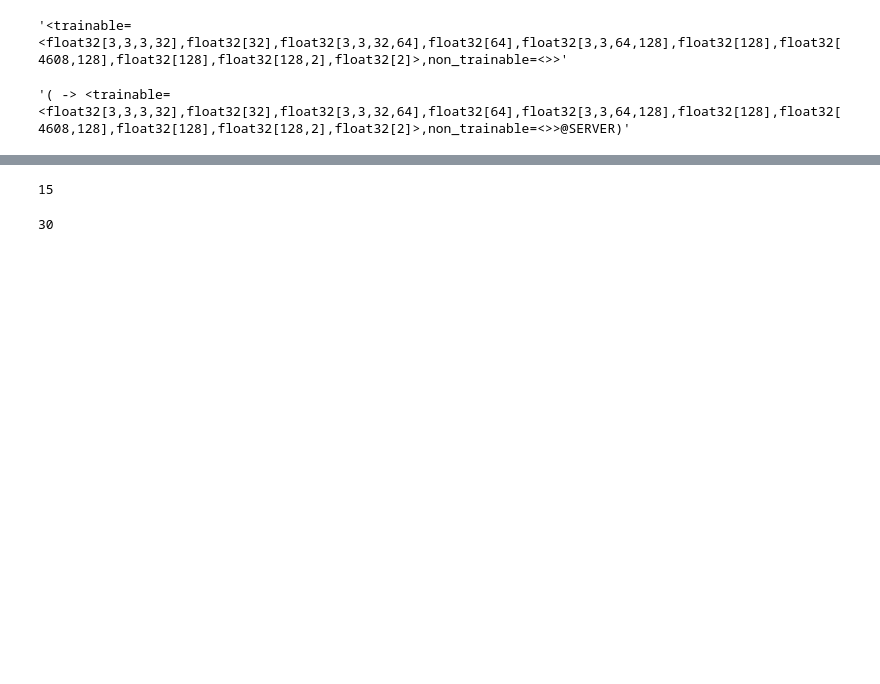
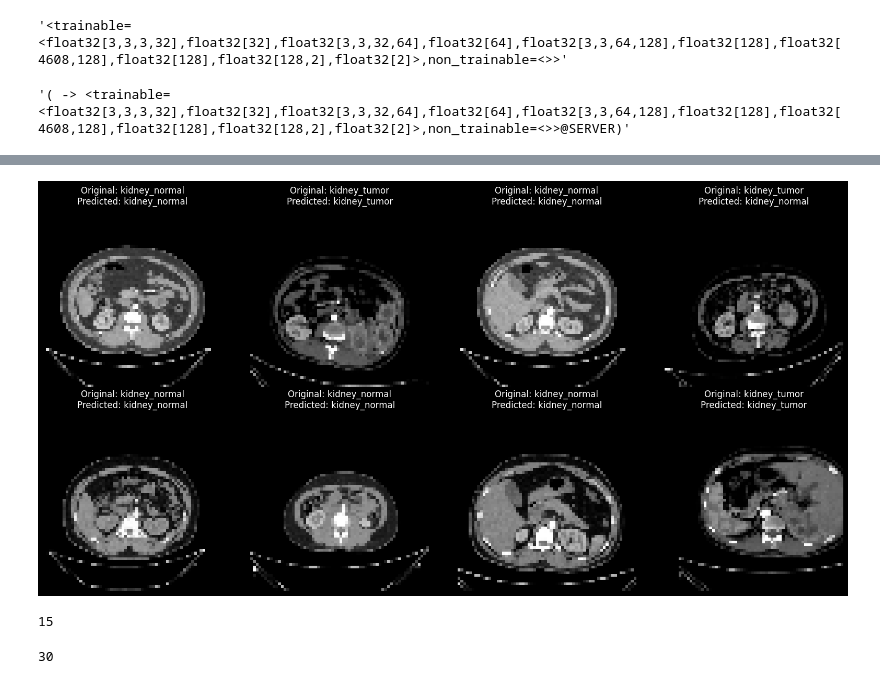
Before and after one commit to mkamepal/tf_fd_cancer_fakeclients_detection, a Jupyter notebook: src/notebooks/fakeclients_segregation.ipynb, the cells around one changed output, grey strips where cells are left out. Drawn from its saved outputs; the diff is of its cells as text; code cells hidden in the pictures; blank space fills up the shorter version.

```diff
--- a/src/notebooks/fakeclients_segregation.ipynb
+++ b/src/notebooks/fakeclients_segregation.ipynb
@@ -960,3 +995,64 @@ plt.show()
+# %%
+import math
+
+# Build reverse label mapping
+class_names = sorted(os.listdir(attack_consts.DATA_DIR))
+idx_to_class = {idx: name for idx, name in enumerate(class_names)}
+
+# Final trained global model
+final_model = create_keras_model()
+final_model.set_weights(list(server_weights.trainable))
+
+final_model.compile(
+    optimizer='adam',
+    loss='sparse_categorical_crossentropy',
+    metrics=['accuracy']
+)
+
+# Take a few samples from head client test dataset
+head_test_ds = client_test_datasets['client_0']
+
+num_images = 8   # change as needed
+
+sample_images = []
+sample_true_labels = []
+
+for batch_x, batch_y in head_test_ds:
+    for i in range(len(batch_x)):
+        sample_images.append(batch_x[i].numpy())
+        sample_true_labels.append(int(batch_y[i].numpy()))
+        if len(sample_images) >= num_images:
+            break
+    if len(sample_images) >= num_images:
+        break
+
+sample_images = np.array(sample_images)
+sample_true_labels = np.array(sample_true_labels)
+
+# Predict
+pred_probs = final_model.predict(sample_images, verbose=0)
+pred_labels = np.argmax(pred_probs, axis=1)
+
+# Plot
+cols = 4
+rows = math.ceil(num_images / cols)
+
+plt.figure(figsize=(16, 4 * rows))
+
+for i in range(num_images):
+    plt.subplot(rows, cols, i + 1)
+    plt.imshow(sample_images[i])
+
+    true_name = idx_to_class[sample_true_labels[i]]
+    pred_name = idx_to_class[pred_labels[i]]
+
+    plt.title(f"Original: {true_name}\nPredicted: {pred_name}")
+    plt.axis("off")
+
+plt.tight_layout()
+plt.show()
+# %% [output]
+[figure, added]
 # %%
 len(captured_client_weights[0])
 # %% [output]
```
Also changed, not shown: parts of 23 cells of this notebook.
